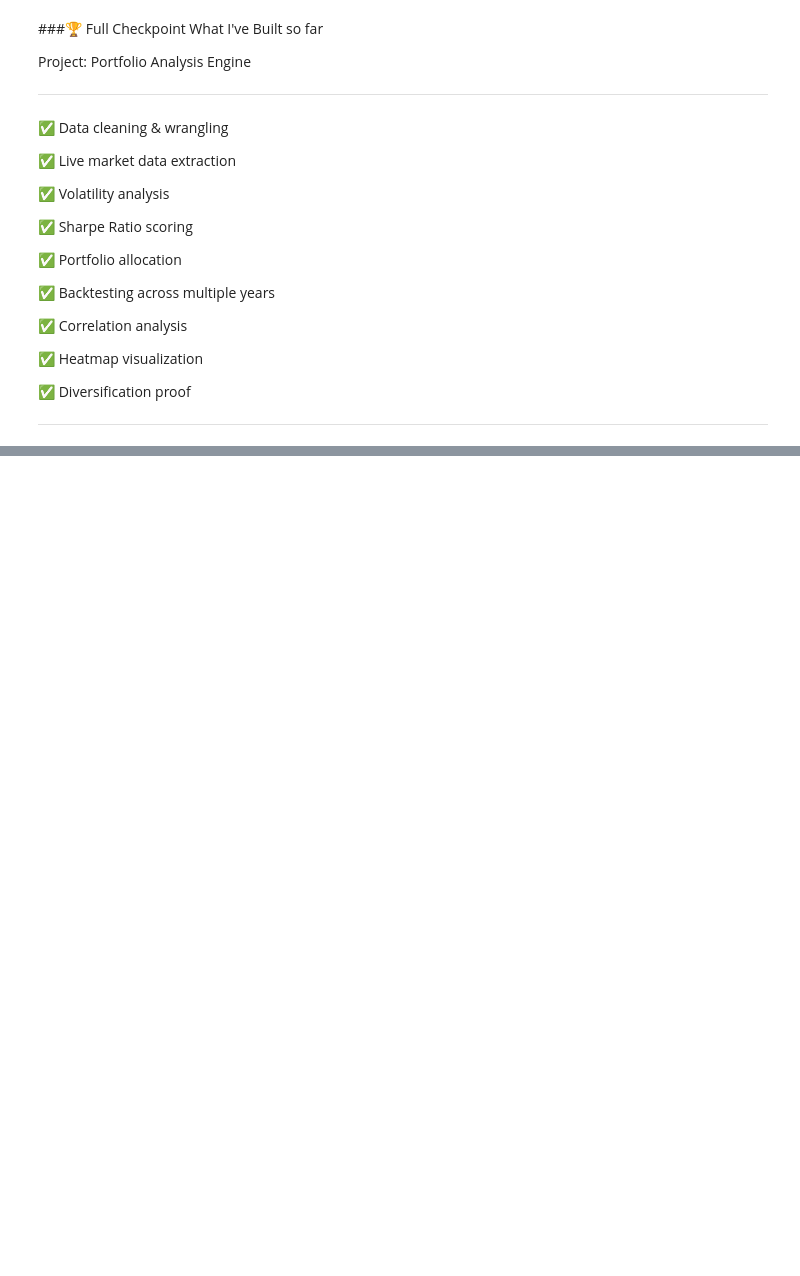
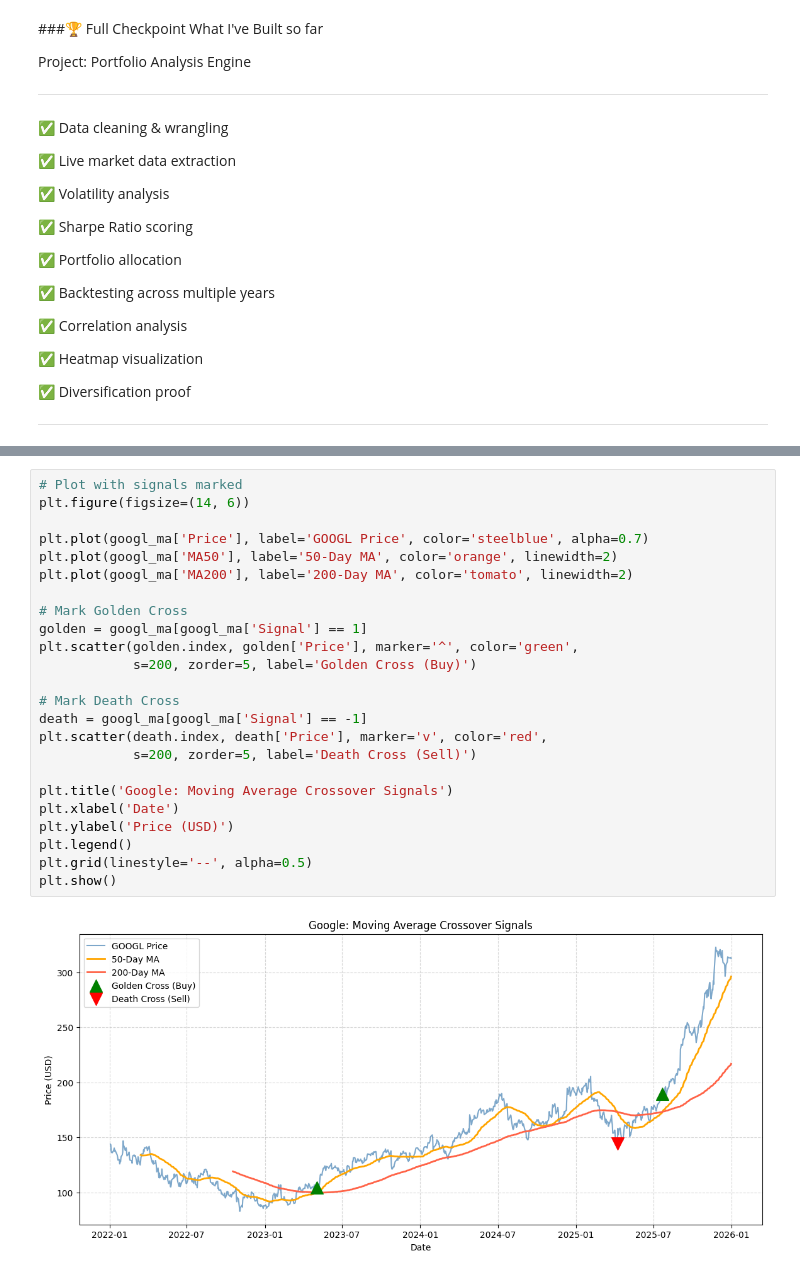
Before and after one commit to Markwema86/Portfolio-Analysis-Engine, a Jupyter notebook: Portfolio_Analysis_Engine.ipynb, the cells around one changed output, grey strips where cells are left out. Saved outputs shown, nothing was run; the diff lists cells and outputs as text; blank space fills up the shorter version.

```diff
--- a/Portfolio_Analysis_Engine.ipynb
+++ b/Portfolio_Analysis_Engine.ipynb
@@ -928,0 +1025,26 @@ Project: Portfolio Analysis Engine
+# %%
+# Plot with signals marked
+plt.figure(figsize=(14, 6))
+
+plt.plot(googl_ma['Price'], label='GOOGL Price', color='steelblue', alpha=0.7)
+plt.plot(googl_ma['MA50'], label='50-Day MA', color='orange', linewidth=2)
+plt.plot(googl_ma['MA200'], label='200-Day MA', color='tomato', linewidth=2)
+
+# Mark Golden Cross
+golden = googl_ma[googl_ma['Signal'] == 1]
+plt.scatter(golden.index, golden['Price'], marker='^', color='green',
+            s=200, zorder=5, label='Golden Cross (Buy)')
+
+# Mark Death Cross
+death = googl_ma[googl_ma['Signal'] == -1]
+plt.scatter(death.index, death['Price'], marker='v', color='red',
+            s=200, zorder=5, label='Death Cross (Sell)')
+
+plt.title('Google: Moving Average Crossover Signals')
+plt.xlabel('Date')
+plt.ylabel('Price (USD)')
+plt.legend()
+plt.grid(linestyle='--', alpha=0.5)
+plt.show()
+# %% [output]
+[figure, added]
```
Also changed, not shown: parts of 74 cells of this notebook.
